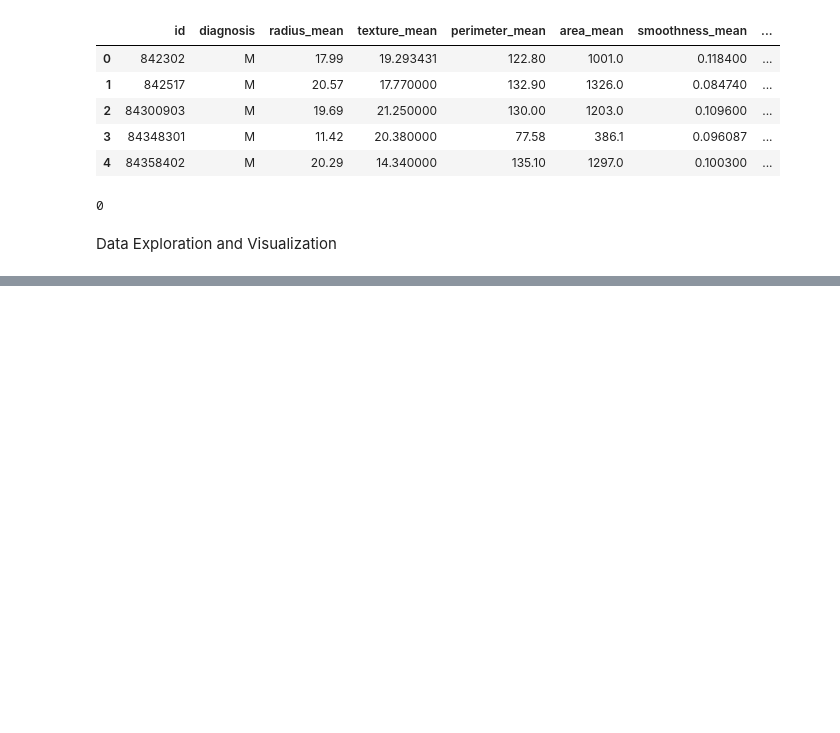
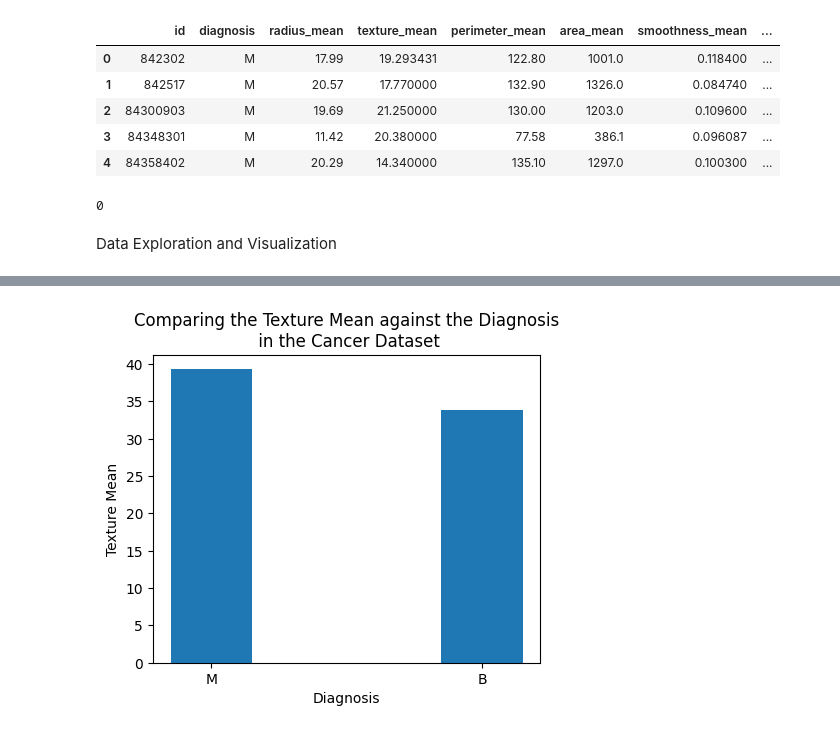
Before and after one commit to Placidus-Ali/intermediate_projects, a Jupyter notebook: week3/lesson1.ipynb, the cells around one changed output, grey strips where cells are left out. Saved outputs shown, nothing was run; the diff lists cells and outputs as text; code cells hidden in the pictures; blank space fills up the shorter version.

```diff
--- a/week3/lesson1.ipynb
+++ b/week3/lesson1.ipynb
@@ -146,0 +188,11 @@ Data Exploration and Visualization
+# %%
+x = 'diagnosis'
+y = 'texture_mean'
+fig = plt.figure(figsize =(5, 4))
+plt.bar(x,y, data=df, linewidth=2, width=0.3)
+plt.title('Comparing the Texture Mean against the Diagnosis\n in the Cancer Dataset')
+plt.xlabel('Diagnosis')
+plt.ylabel('Texture Mean')
+plt.show()
+# %% [output]
+[figure, added]
```
Also changed, not shown: parts of 4 cells of this notebook.
